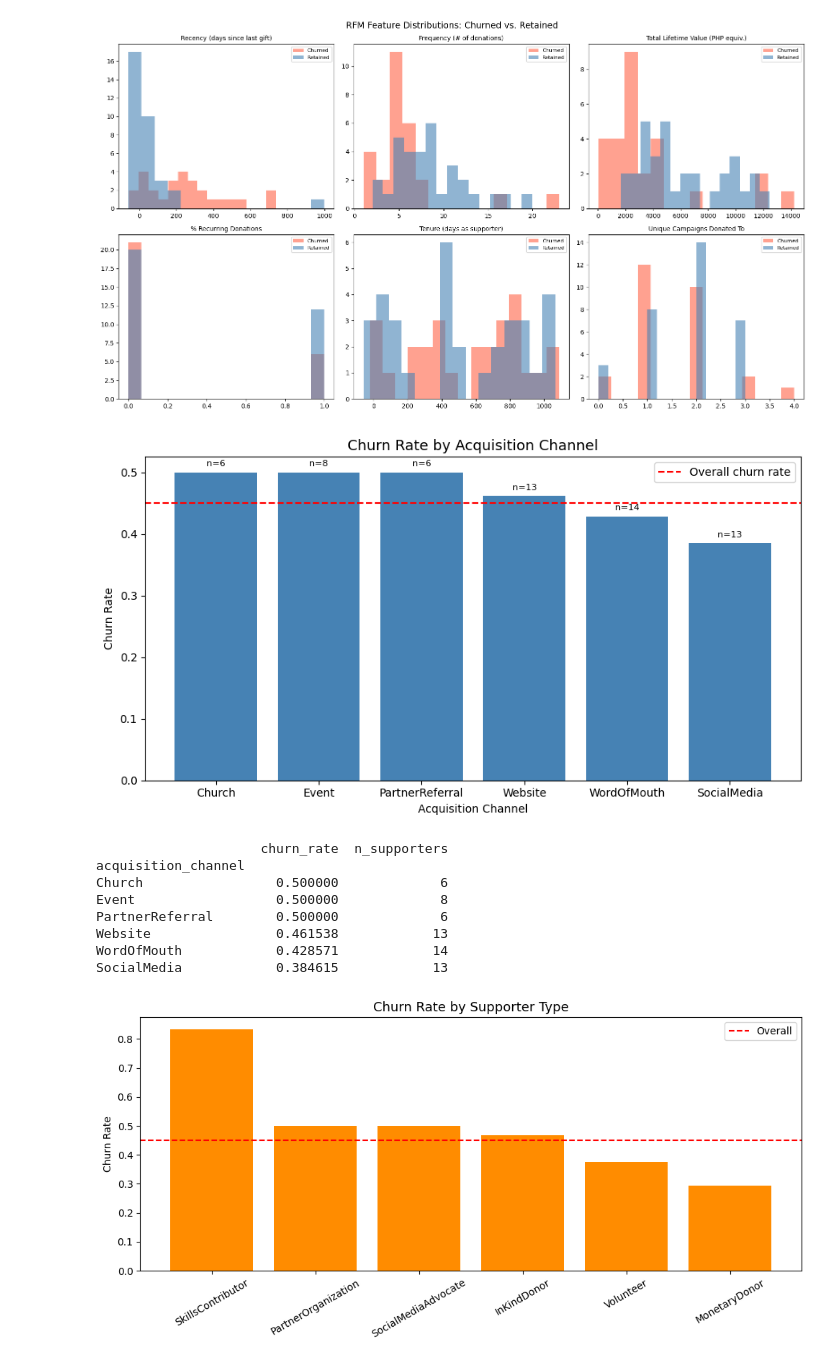
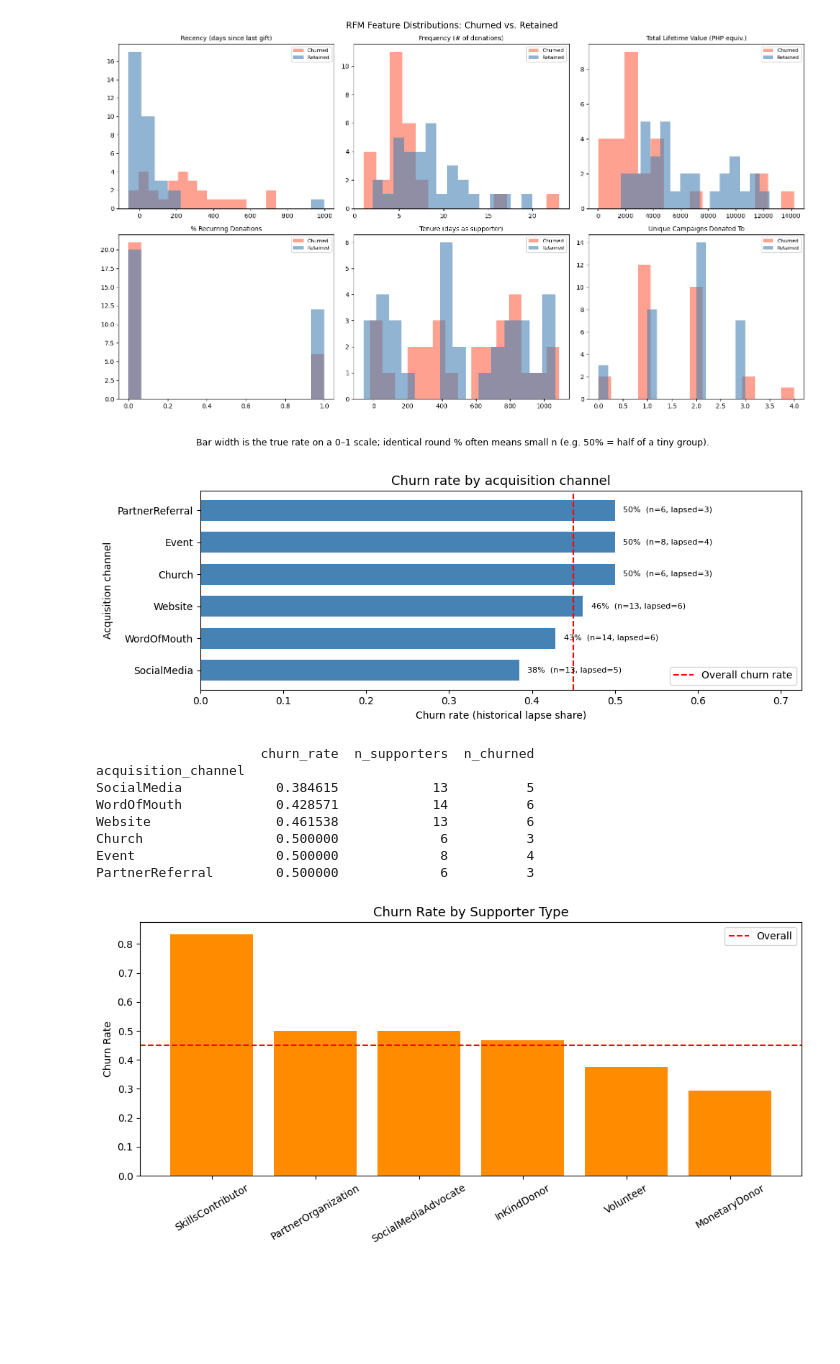
Before and after one commit to CajunCloudServices/Intex_II, a Jupyter notebook: ml-pipelines/notebooks/donor-churn-prediction.ipynb, the cells around one changed output. Saved outputs shown, nothing was run; the diff lists cells and outputs as text; code cells hidden in the pictures; blank space fills up the shorter version.

```diff
--- a/ml-pipelines/notebooks/donor-churn-prediction.ipynb
+++ b/ml-pipelines/notebooks/donor-churn-prediction.ipynb
@@ -172,34 +172,51 @@ plt.show()
 [figure]
 # %%
 # ── Churn rate by acquisition channel ────────────────────────────────────
-churn_by_channel = supporters.groupby('acquisition_channel')['is_churned'].agg(['mean','count'])
-churn_by_channel.columns = ['churn_rate','n_supporters']
-churn_by_channel = churn_by_channel.sort_values('churn_rate', ascending=False)
+churn_by_channel = supporters.groupby('acquisition_channel')['is_churned'].agg(
+    churn_rate='mean', n_supporters='count', n_churned='sum'
+)
+churn_by_channel = churn_by_channel.sort_values('churn_rate', ascending=True)
 
-fig, ax = plt.subplots(figsize=(9, 5))
-bars = ax.bar(churn_by_channel.index, churn_by_channel['churn_rate'], color='steelblue')
-ax.axhline(supporters['is_churned'].mean(), color='red', linestyle='--', label='Overall churn rate')
-ax.set_title('Churn Rate by Acquisition Channel', fontsize=13)
-ax.set_ylabel('Churn Rate')
-ax.set_xlabel('Acquisition Channel')
-ax.legend()
-for bar, (idx, row) in zip(bars, churn_by_channel.iterrows()):
-    ax.text(bar.get_x() + bar.get_width()/2, bar.get_height() + 0.01,
-            f"n={int(row['n_supporters'])}", ha='center', fontsize=8)
+fig_h = max(4.0, 0.45 * len(churn_by_channel))
+fig, ax = plt.subplots(figsize=(10, fig_h))
+y_pos = np.arange(len(churn_by_channel))
+ax.barh(y_pos, churn_by_channel['churn_rate'], color='steelblue', height=0.65)
+ax.set_yticks(y_pos)
+ax.set_yticklabels(churn_by_channel.index)
+ax.axvline(supporters['is_churned'].mean(), color='red', linestyle='--', label='Overall churn rate')
+ax.set_xlabel('Churn rate (historical lapse share)')
+ax.set_ylabel('Acquisition channel')
+ax.set_title('Churn rate by acquisition channel', fontsize=13)
+ax.set_xlim(0, min(1.05, churn_by_channel['churn_rate'].max() * 1.35 + 0.05))
+ax.legend(loc='lower right')
+for i, (_, row) in enumerate(churn_by_channel.iterrows()):
+    pct = 100 * row['churn_rate']
+    ax.text(
+        row['churn_rate'] + 0.01,
+        i,
+        f"{pct:.0f}%  (n={int(row['n_supporters'])}, lapsed={int(row['n_churned'])})",
+        va='center',
+        fontsize=8,
+    )
+fig.suptitle(
+    'Bar width is the true rate on a 0–1 scale; identical round % often means small n (e.g. 50% = half of a tiny group).',
+    fontsize=9,
+    y=1.02,
+)
 plt.tight_layout()
 plt.savefig(str(_IMAGES / 'p3_churn_by_channel.png'), dpi=120, bbox_inches='tight')
 plt.show()
 print(churn_by_channel.to_string())
 # %% [output]
-[figure, old version]
+[figure, new version]
-                     churn_rate  n_supporters
+                     churn_rate  n_supporters  n_churned
 acquisition_channel
-Church                 0.500000             6
-Event                  0.500000             8
-PartnerReferral        0.500000             6
-Website                0.461538            13
-WordOfMouth            0.428571            14
-SocialMedia            0.384615            13
+SocialMedia            0.384615            13          5
+WordOfMouth            0.428571            14          6
+Website                0.461538            13          6
+Church                 0.500000             6          3
+Event                  0.500000             8          4
+PartnerReferral        0.500000             6          3
 # %%
 # ── Churn rate by supporter type ──────────────────────────────────────────
 churn_by_type = supporters.groupby('supporter_type')['is_churned'].agg(['mean','count'])
```
Also changed, not shown: 14 other files.
